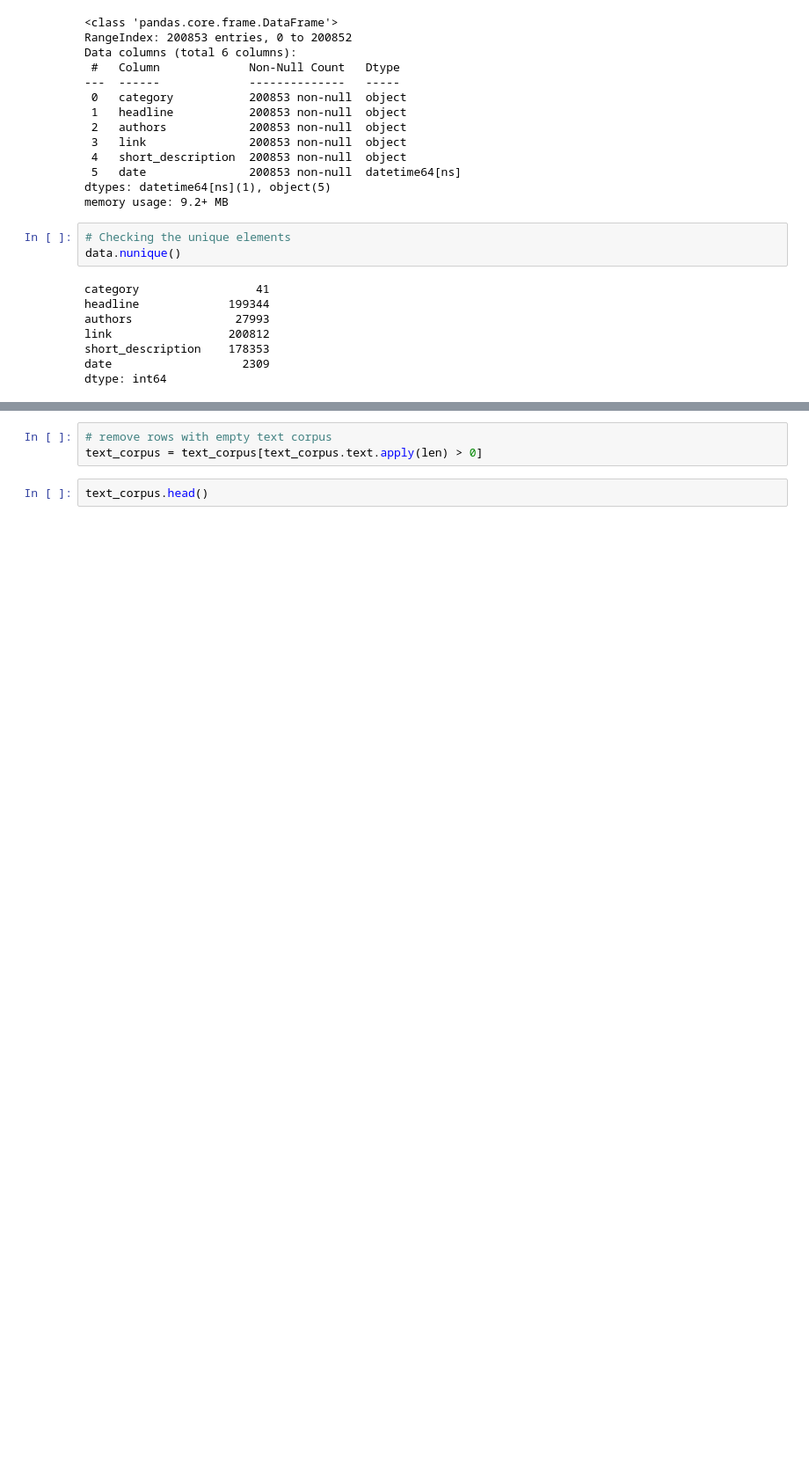
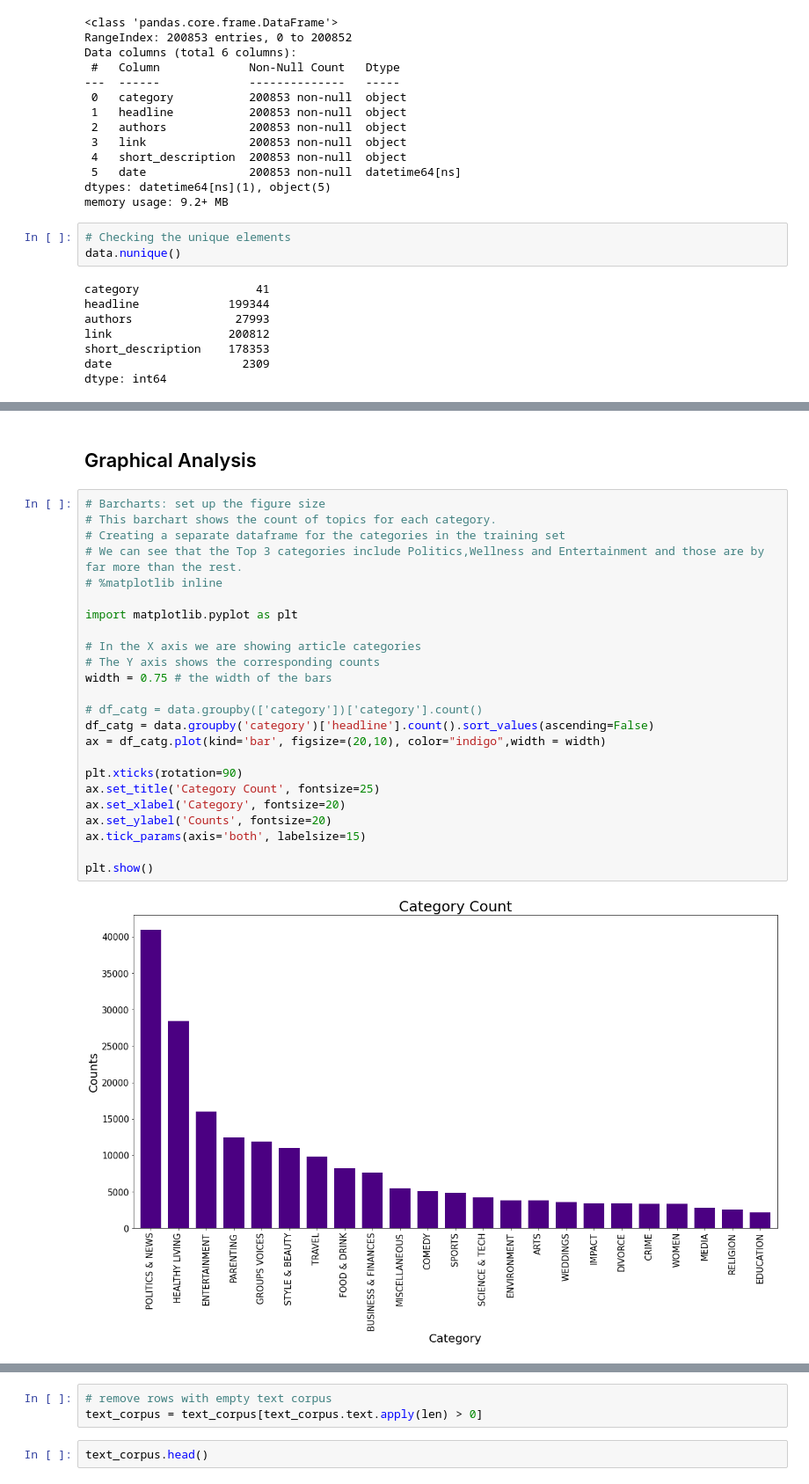
Before and after one commit to samantoz/bu_dsc, a Jupyter notebook: notebooks/DSC550/submitted/final_project_classification.ipynb, the cells around one changed output, grey strips where cells are left out. Shown at 88% size. Saved outputs shown, nothing was run; the diff lists cells and outputs as text; blank space fills up the shorter version.

```diff
--- a/notebooks/DSC550/submitted/final_project_classification.ipynb
+++ b/notebooks/DSC550/submitted/final_project_classification.ipynb
@@ -94,0 +203,28 @@ dtype: int64
+# %% [markdown]
+## Graphical Analysis
+# %%
+# Barcharts: set up the figure size
+# This barchart shows the count of topics for each category.
+# Creating a separate dataframe for the categories in the training set
+# We can see that the Top 3 categories include Politics,Wellness and Entertainment and those are by far more than the rest.
+# %matplotlib inline
+
+import matplotlib.pyplot as plt
+
+# In the X axis we are showing article categories
+# The Y axis shows the corresponding counts
+width = 0.75 # the width of the bars
+
+# df_catg = data.groupby(['category'])['category'].count()
+df_catg = data.groupby('category')['headline'].count().sort_values(ascending=False)
+ax = df_catg.plot(kind='bar', figsize=(20,10), color="indigo",width = width)
+
+plt.xticks(rotation=90)
+ax.set_title('Category Count', fontsize=25)
+ax.set_xlabel('Category', fontsize=20)
+ax.set_ylabel('Counts', fontsize=20)
+ax.tick_params(axis='both', labelsize=15)
+
+plt.show()
+# %% [output]
+[figure, added]
```
Also changed, not shown: parts of 37 cells of this notebook.
